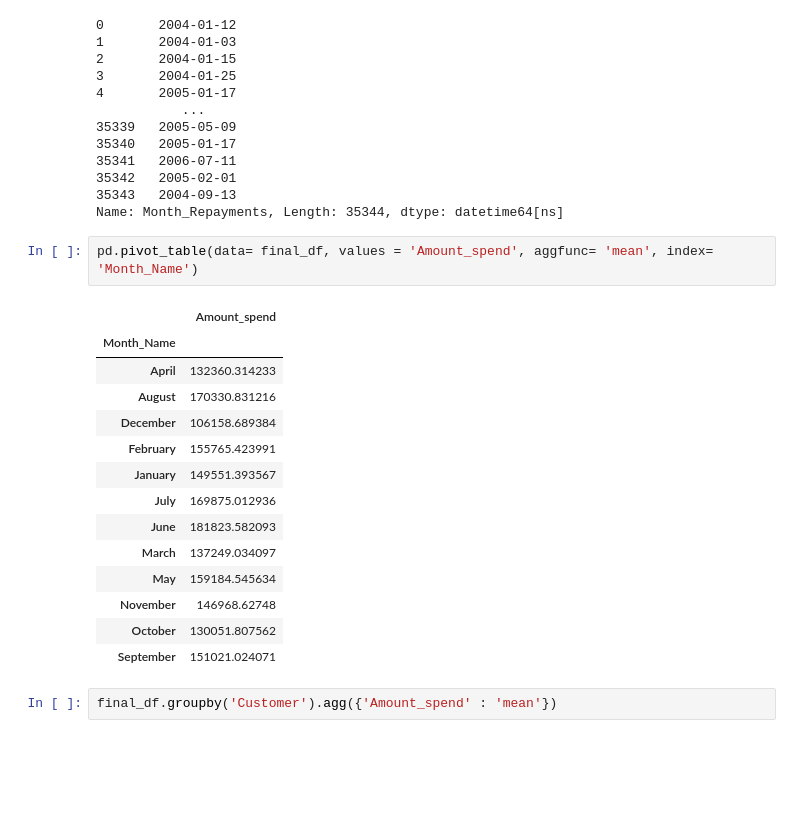
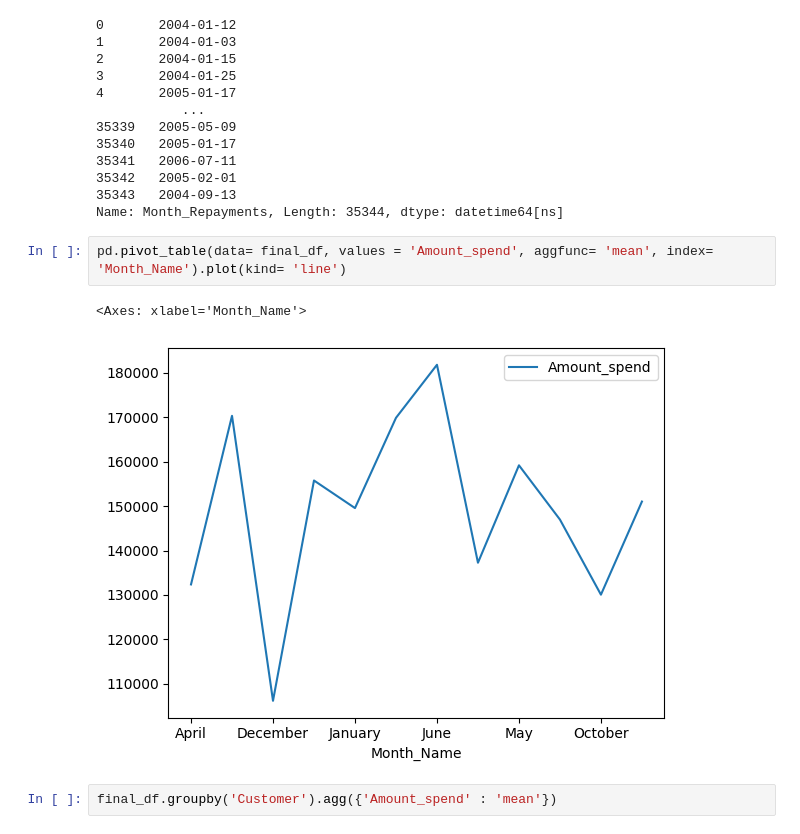
Before and after one commit to Adi46878/credit-risk-and-spending-analysis, a Jupyter notebook: Credit_risk_analysis.ipynb, the cells around one changed output. Saved outputs shown, nothing was run; the diff lists cells and outputs as text; blank space fills up the shorter version.

```diff
--- a/Credit_risk_analysis.ipynb
+++ b/Credit_risk_analysis.ipynb
@@ -221,22 +221,10 @@ final_df.Month_Repayments
 35343   2004-09-13
 Name: Month_Repayments, Length: 35344, dtype: datetime64[ns]
 # %%
-pd.pivot_table(data= final_df, values = 'Amount_spend', aggfunc= 'mean', index= 'Month_Name')
+pd.pivot_table(data= final_df, values = 'Amount_spend', aggfunc= 'mean', index= 'Month_Name').plot(kind= 'line')
 # %% [output]
-|  | Amount_spend |
-| Month_Name |  |
-| April | 132360.314233 |
-| August | 170330.831216 |
-| December | 106158.689384 |
-| February | 155765.423991 |
-| January | 149551.393567 |
-| July | 169875.012936 |
-| June | 181823.582093 |
-| March | 137249.034097 |
-| May | 159184.545634 |
-| November | 146968.62748 |
-| October | 130051.807562 |
-| September | 151021.024071 |
+<Axes: xlabel='Month_Name'>
+[figure, added]
 # %%
 final_df.groupby('Customer').agg({'Amount_spend' : 'mean'})
 # %% [output]
```
Also changed, not shown: parts of 9 cells of this notebook.
